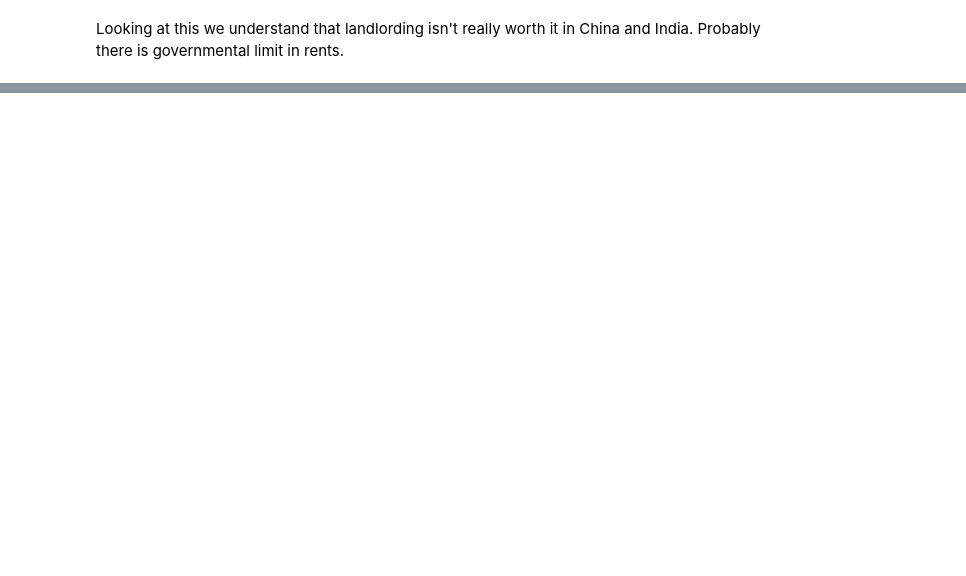
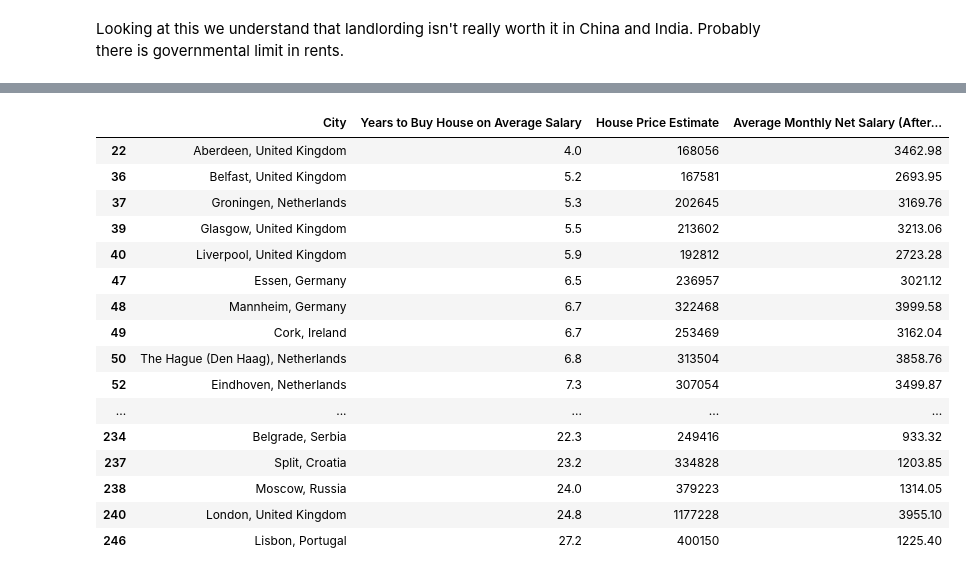
Before and after one commit to yiorgosynkl/cities-analytics, a Jupyter notebook: analysis.ipynb, the cells around one changed output, grey strips where cells are left out. Saved outputs shown, nothing was run; the diff lists cells and outputs as text; code cells hidden in the pictures; blank space fills up the shorter version.

```diff
--- a/analysis.ipynb
+++ b/analysis.ipynb
@@ -135,0 +162,23 @@ Looking at this we understand that landlording isn't really worth it in China an
+# %%
+df['Years to Buy House on Average Salary'] = (df['House Price Estimate'] / df['Average Monthly Net Salary (After Tax) (in USD)'] / 12).round(1)
+# %%
+df = df.sort_values('Years to Buy House on Average Salary', ascending=True, ignore_index=True)
+df[ df['Continent'] == 'Europe' ][['City', 'Years to Buy House on Average Salary', 'House Price Estimate', 'Average Monthly Net Salary (After Tax) (in USD)']]
+# %% [output]
+|  | City | Years to Buy House on Average Salary | House Price Estimate | Average Monthly Net Salary (After... |
+| 22 | Aberdeen, United Kingdom | 4.0 | 168056 | 3462.98 |
+| 36 | Belfast, United Kingdom | 5.2 | 167581 | 2693.95 |
+| 37 | Groningen, Netherlands | 5.3 | 202645 | 3169.76 |
+| 39 | Glasgow, United Kingdom | 5.5 | 213602 | 3213.06 |
+| 40 | Liverpool, United Kingdom | 5.9 | 192812 | 2723.28 |
+| 47 | Essen, Germany | 6.5 | 236957 | 3021.12 |
+| 48 | Mannheim, Germany | 6.7 | 322468 | 3999.58 |
+| 49 | Cork, Ireland | 6.7 | 253469 | 3162.04 |
+| 50 | The Hague (Den Haag), Netherlands | 6.8 | 313504 | 3858.76 |
+| 52 | Eindhoven, Netherlands | 7.3 | 307054 | 3499.87 |
+| ... | ... | ... | ... | ... |
+| 234 | Belgrade, Serbia | 22.3 | 249416 | 933.32 |
+| 237 | Split, Croatia | 23.2 | 334828 | 1203.85 |
+| 238 | Moscow, Russia | 24.0 | 379223 | 1314.05 |
+| 240 | London, United Kingdom | 24.8 | 1177228 | 3955.10 |
+| 246 | Lisbon, Portugal | 27.2 | 400150 | 1225.40 |
```
Also changed, not shown: parts of 8 cells of this notebook.
